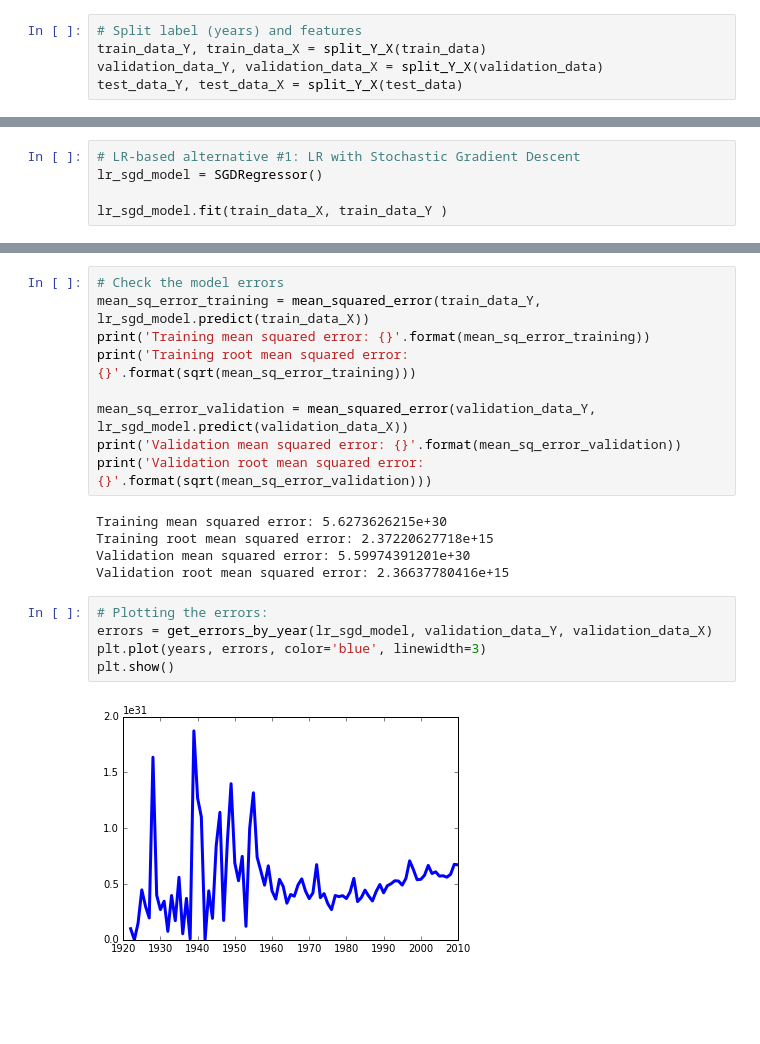
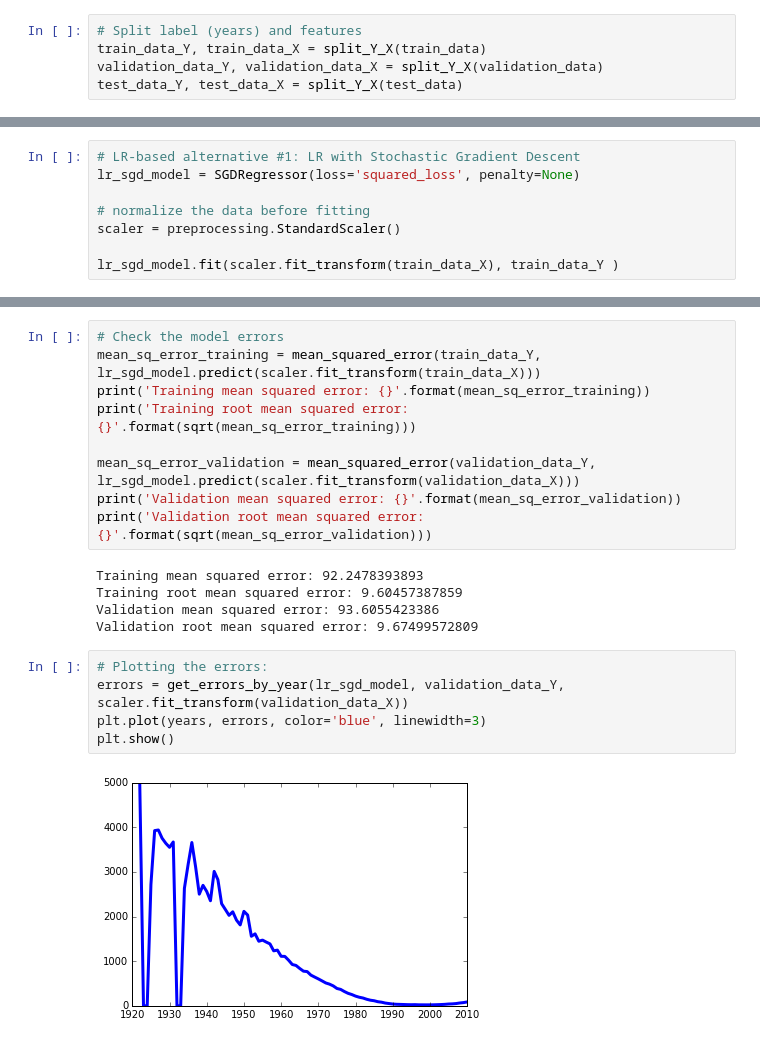
Before and after one commit to rossanez/MO444-2s2017, a Jupyter notebook: Trab01/MO444_2017_Trab01_Grupo05.ipynb, the cells around one changed output, grey strips where cells are left out. Saved outputs shown, nothing was run; the diff lists cells and outputs as text; blank space fills up the shorter version.

Commit message:
Standardize data before fitting into SGDRegression

```diff
--- a/Trab01/MO444_2017_Trab01_Grupo05.ipynb
+++ b/Trab01/MO444_2017_Trab01_Grupo05.ipynb
@@ -147,8 +147,11 @@ plt.show()
 # %%
 # LR-based alternative #1: LR with Stochastic Gradient Descent
-lr_sgd_model = SGDRegressor()
+lr_sgd_model = SGDRegressor(loss='squared_loss', penalty=None)
 
-lr_sgd_model.fit(train_data_X, train_data_Y )
+# normalize the data before fitting
+scaler = preprocessing.StandardScaler()
+
+lr_sgd_model.fit(scaler.fit_transform(train_data_X), train_data_Y )
 # %% [output]
 SGDRegressor(alpha=0.0001, average=False, epsilon=0.1, eta0=0.01,
        fit_intercept=True, l1_ratio=0.15, learning_rate='invscaling',
@@ -157,25 +160,25 @@ SGDRegressor(alpha=0.0001, average=False, epsilon=0.1, eta0=0.01,
        warm_start=False)
 # %%
 # Check the model errors
-mean_sq_error_training = mean_squared_error(train_data_Y, lr_sgd_model.predict(train_data_X))
+mean_sq_error_training = mean_squared_error(train_data_Y, lr_sgd_model.predict(scaler.fit_transform(train_data_X)))
 print('Training mean squared error: {}'.format(mean_sq_error_training))
 print('Training root mean squared error: {}'.format(sqrt(mean_sq_error_training)))
 
-mean_sq_error_validation = mean_squared_error(validation_data_Y, lr_sgd_model.predict(validation_data_X))
+mean_sq_error_validation = mean_squared_error(validation_data_Y, lr_sgd_model.predict(scaler.fit_transform(validation_data_X)))
 print('Validation mean squared error: {}'.format(mean_sq_error_validation))
 print('Validation root mean squared error: {}'.format(sqrt(mean_sq_error_validation)))
 # %% [output]
-Training mean squared error: 5.6273626215e+30
-Training root mean squared error: 2.37220627718e+15
-Validation mean squared error: 5.59974391201e+30
-Validation root mean squared error: 2.36637780416e+15
+Training mean squared error: 92.2478393893
+Training root mean squared error: 9.60457387859
+Validation mean squared error: 93.6055423386
+Validation root mean squared error: 9.67499572809
 # %%
 # Plotting the errors:
-errors = get_errors_by_year(lr_sgd_model, validation_data_Y, validation_data_X)
+errors = get_errors_by_year(lr_sgd_model, validation_data_Y, scaler.fit_transform(validation_data_X))
 plt.plot(years, errors, color='blue', linewidth=3)
 plt.show()
 # %% [output]
-[figure, old version]
+[figure, new version]
 # %%
 # LR-based alternative #2: Feature reduction
 
```
Also changed, not shown: parts of 9 cells of this notebook.
